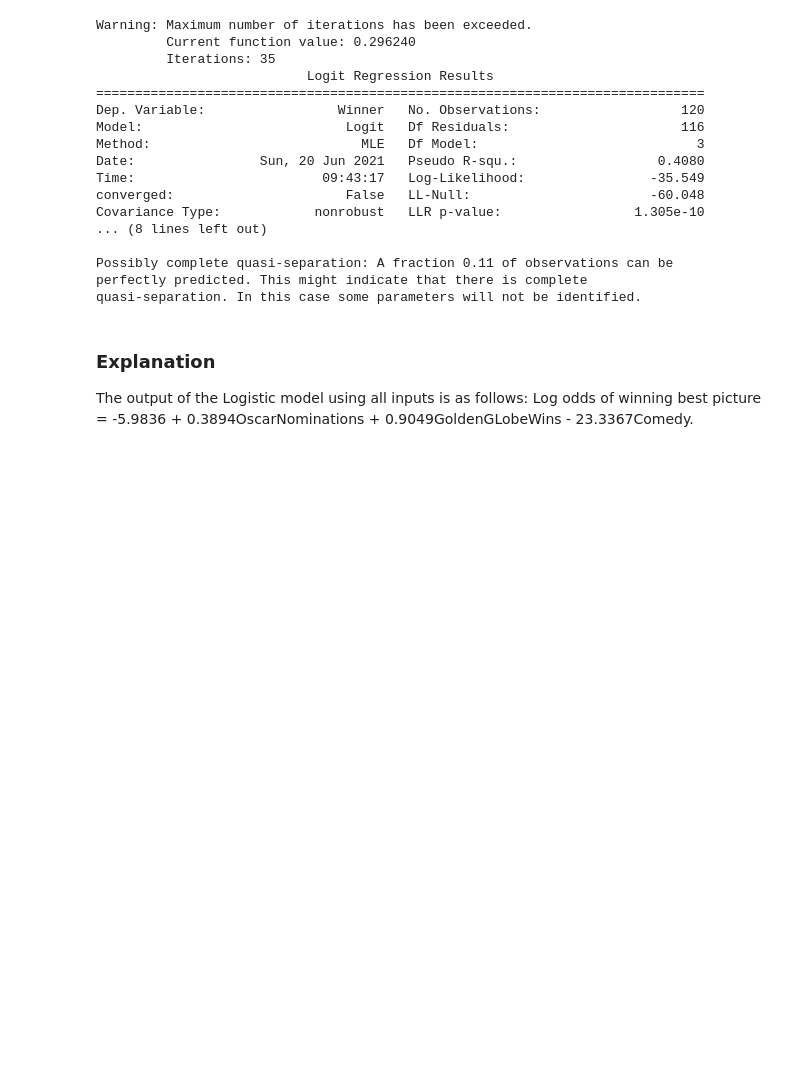
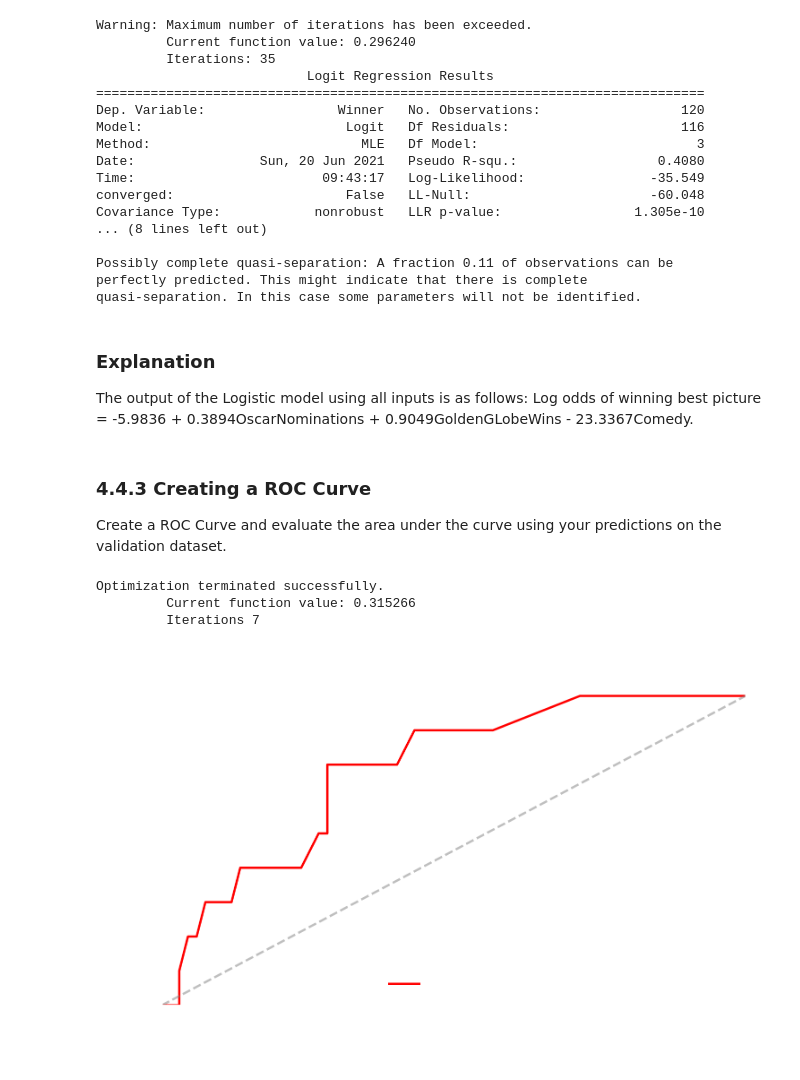
Before and after one commit to vhendr18/D208_Predictive_Modeling, a Jupyter notebook: Performance_Lab_Python/performance_lab_python.ipynb, the cells around one changed output. Saved outputs shown, nothing was run; the diff lists cells and outputs as text; code cells hidden in the pictures; blank space fills up the shorter version.

Commit message:
feat: Completed PLP ROC curve

```diff
--- a/Performance_Lab_Python/performance_lab_python.ipynb
+++ b/Performance_Lab_Python/performance_lab_python.ipynb
@@ -851,3 +851,33 @@ quasi-separation. In this case some parameters will not be identified.
 ### Explanation
 The output of the Logistic model using all inputs is as follows: Log odds of winning best picture
 = -5.9836 + 0.3894OscarNominations + 0.9049GoldenGLobeWins - 23.3367Comedy.
+# %% [markdown]
+### 4.4.3 Creating a ROC Curve
+Create a ROC Curve and evaluate the area under the curve using your predictions on the validation dataset.
+# %%
+oscars_all = pd.read_excel('data/Oscars.xlsx').set_index(['Year', 'Title'])
+oscars_train = oscars_all.loc[oscars_all['Partition'] == 't'].drop(columns='Partition')
+oscars_test = oscars_all.loc[oscars_all['Partition'] == 'v'].drop(columns='Partition')
+oscars_train['intercept'] = 1
+oscars_test['intercept'] = 1
+oscars_train.drop(columns='Comedy', inplace=True, errors='ignore')
+oscars_test.drop(columns='Comedy', inplace=True, errors='ignore')
+mymodel2 = sm.Logit(oscars_train['Winner'], oscars_train[[c for c in oscars_train if c != 'Winner']]).fit()
+
+logit_roc_auc = roc_auc_score(oscars_test['Winner'], mymodel2.predict(oscars_test[ [c for c in oscars_test if c != 'Winner'] ]))
+fpr, tpr, thresholds = roc_curve(oscars_test['Winner'], mymodel2.predict(oscars_test[ [c for c in oscars_test if c != 'Winner'] ]))
+plt.figure()
+plt.plot(fpr, tpr, label='AUC = {:.2f}'.format(logit_roc_auc),color='red')
+plt.plot([0, 1], [0, 1],color='grey',alpha=.5)
+plt.xlim([0.0, 1.0])
+plt.ylim([0.0, 1.05])
+plt.xlabel('False Positive Rate')
+plt.ylabel('True Positive Rate')
+plt.title('ROC Curve Logit DanaValidation Dropped_Yes')
+plt.legend(loc='lower center')
+plt.show()
+# %% [output]
+Optimization terminated successfully.
+         Current function value: 0.315266
+         Iterations 7
+[figure, added]
```
